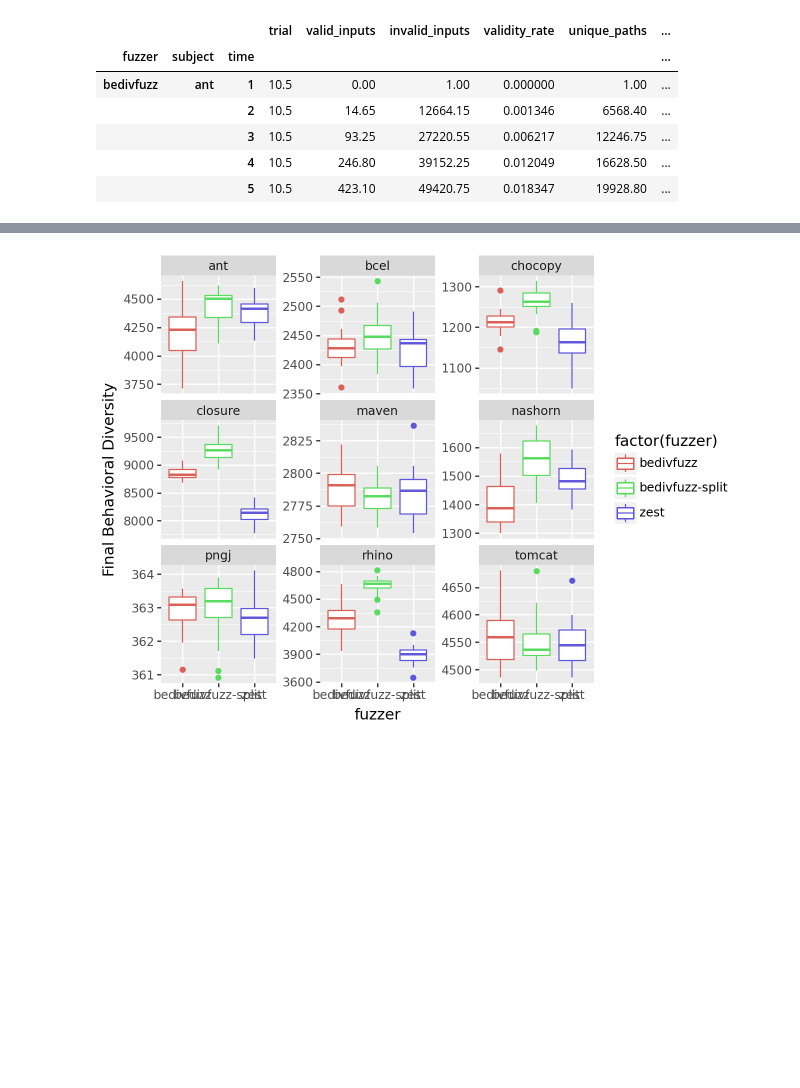
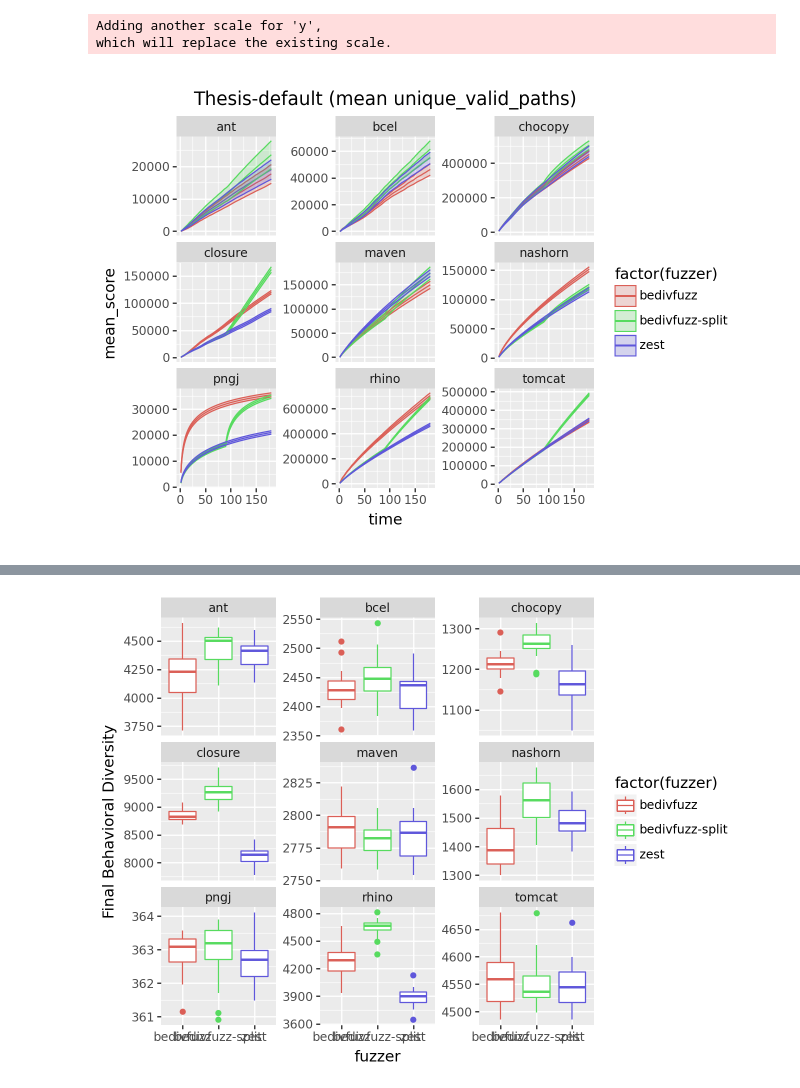
Before and after one commit to hub-se/BeDivFuzz, a Jupyter notebook: scripts/slurm/plot_results.ipynb, the cells around one changed output, grey strips where cells are left out. Drawn from its saved outputs; the diff is of its cells as text; code cells hidden in the pictures; blank space fills up the shorter version.

```diff
--- a/scripts/slurm/plot_results.ipynb
+++ b/scripts/slurm/plot_results.ipynb
@@ -48,11 +55,0 @@ trials = pd.concat(dfs)
-# %%
-mean_trials = trials.groupby(['fuzzer', 'subject', 'time']).agg('mean')
-mean_trials.head()
-# %% [output]
-|  |  |  | trial | valid_inputs | invalid_inputs | validity_rate | unique_paths | ... |
-| fuzzer | subject | time |  |  |  |  |  | ... |
-| bedivfuzz | ant | 1 | 10.5 | 0.00 | 1.00 | 0.000000 | 1.00 | ... |
-|  |  | 2 | 10.5 | 14.65 | 12664.15 | 0.001346 | 6568.40 | ... |
-|  |  | 3 | 10.5 | 93.25 | 27220.55 | 0.006217 | 12246.75 | ... |
-|  |  | 4 | 10.5 | 246.80 | 39152.25 | 0.012049 | 16628.50 | ... |
-|  |  | 5 | 10.5 | 423.10 | 49420.75 | 0.018347 | 19928.80 | ... |
@@ -59 +63,13 @@ mean_trials.head()
+# %%
+(ggplot(mean_thesis_default.reset_index().query("time > 1"), aes("time", "mean_score", color="factor(fuzzer)", fill="factor(fuzzer)"))
+ + geom_line()
+ + geom_ribbon(aes(ymin = "min_score", ymax = "max_score"), alpha = 0.2)
+ + facet_wrap("~subject", scales="free_y")
+ + theme(aspect_ratio = 1.0)
+ + ggtitle(f"Thesis-default (mean {metric})")
+)
+# %% [output]
+Adding another scale for 'y',
+which will replace the existing scale.
+[figure, added]
 # %%
```
Also changed, not shown: parts of 13 cells of this notebook.
